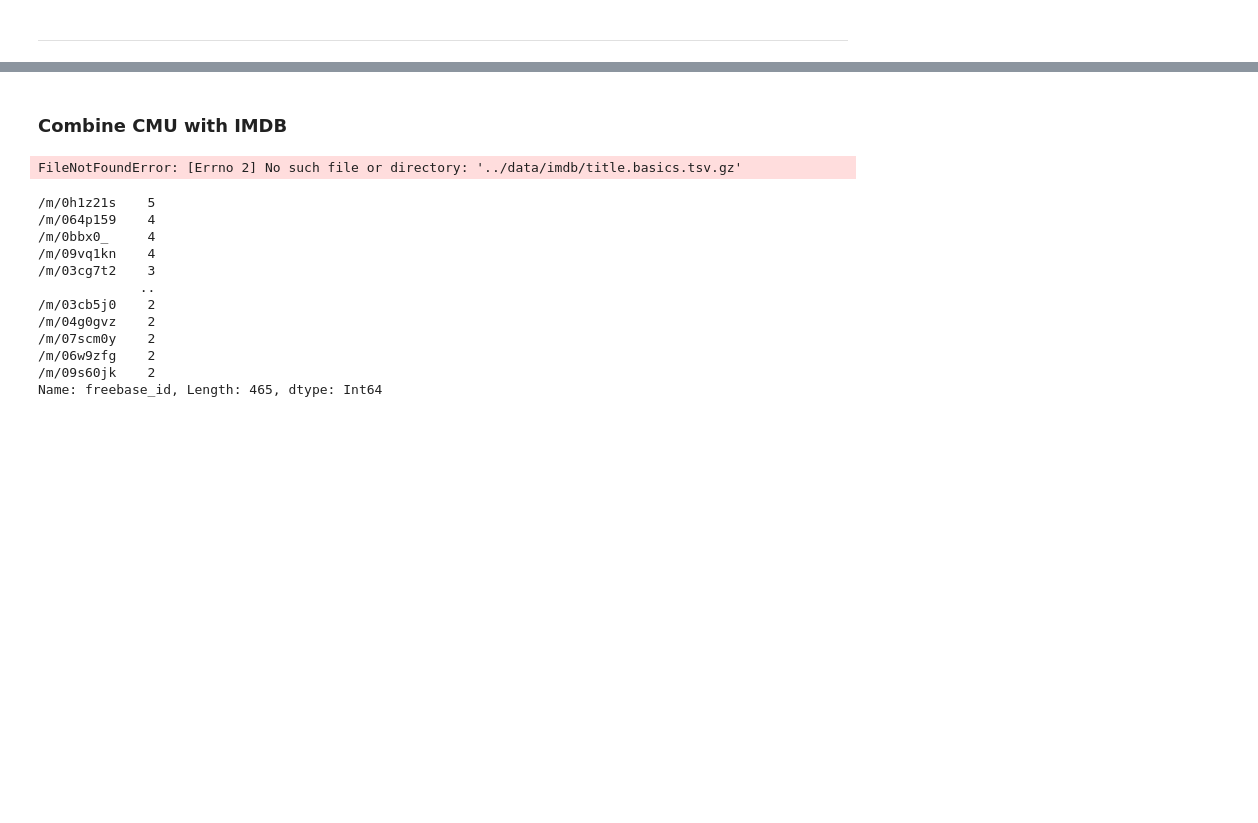
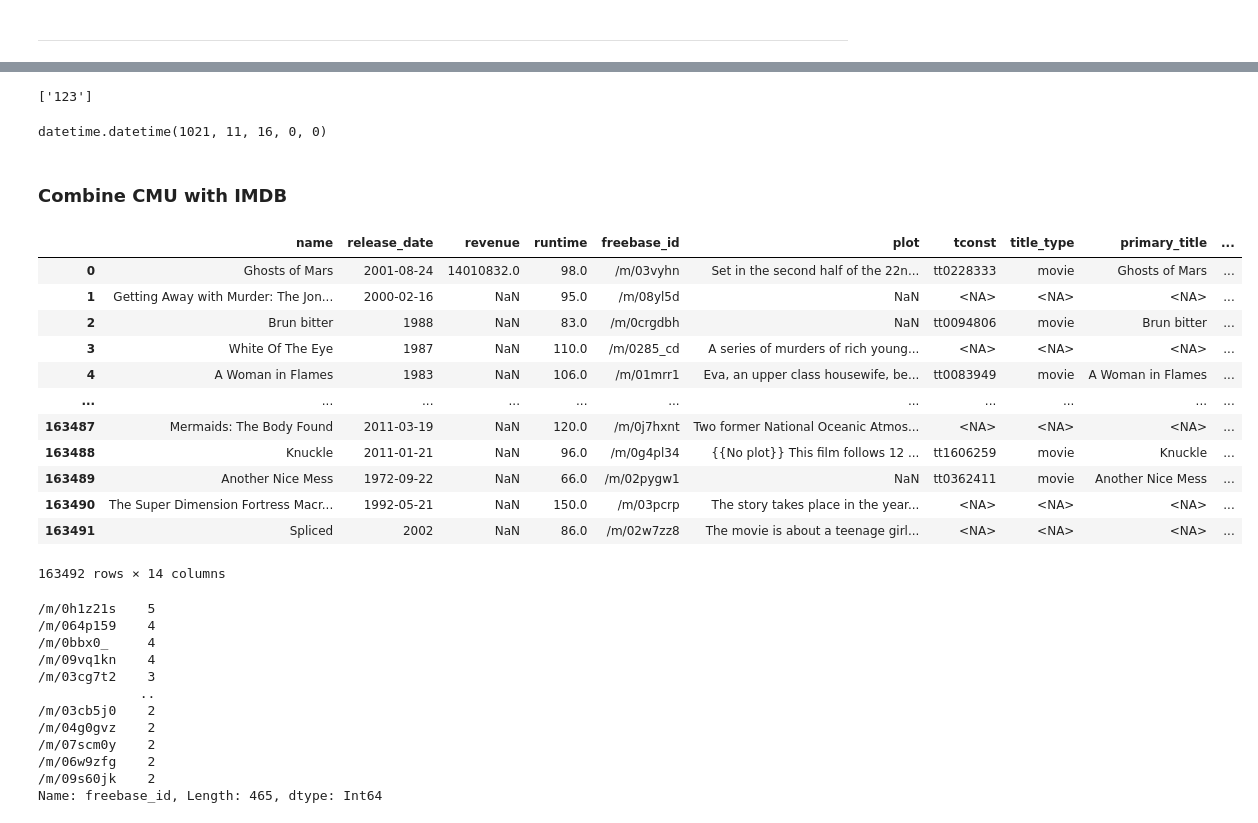
Before and after one commit to epfl-ada/ada-2022-project-zozoz, a Jupyter notebook: src/create_data.ipynb, the cells around one changed output, grey strips where cells are left out. Drawn from its saved outputs; the diff is of its cells as text; code cells hidden in the pictures; blank space fills up the shorter version.

```diff
--- a/src/create_data.ipynb
+++ b/src/create_data.ipynb
@@ -128,8 +204,15 @@ appears_in_df.to_pickle("../data/generated/appears_in_df.pkl")
+# %%
+"123".split(" ")
+# %% [output]
+['123']
+# %%
+a = parse("1021")
+a.strftime()
+# %% [output]
+datetime.datetime(1021, 11, 16, 0, 0)
 # %% [markdown]
 ### Combine CMU with IMDB
-# %%
-df_imdb = data_load.load_imdb_title_basics("../data/imdb/README.md")
-# %% [output]
-FileNotFoundError: [Errno 2] No such file or directory: '../data/imdb/title.basics.tsv.gz'
 # %%
+df_imdb = data_load.load_imdb_title_basics()
 df_imdb = df_imdb[df_imdb.title_type == "movie"]
+df_imdb.drop('original_title', axis='columns', inplace=True)
@@ -140,6 +219,22 @@ df_imdb.drop('original_title', axis='columns', inplace=True)
 # %%
 # we merge on the titles name (problem: names not unique and maybe spelling errors)
-merged = df_cmu_movie.merge(df_imdb, left_on='movie_name', right_on='primary_title', how='left', suffixes=('_cmu', '_imdb'))
+merged = movie_df.merge(df_imdb, left_on='name', right_on='primary_title', how='left', suffixes=('_cmu', '_imdb'))
+# %%
+merged
+# %% [output]
+|  | name | release_date | revenue | runtime | freebase_id | plot | tconst | title_type | primary_title | ... |
+| 0 | Ghosts of Mars | 2001-08-24 | 14010832.0 | 98.0 | /m/03vyhn | Set in the second half of the 22n... | tt0228333 | movie | Ghosts of Mars | ... |
+| 1 | Getting Away with Murder: The Jon... | 2000-02-16 | NaN | 95.0 | /m/08yl5d | NaN | <NA> | <NA> | <NA> | ... |
+| 2 | Brun bitter | 1988 | NaN | 83.0 | /m/0crgdbh | NaN | tt0094806 | movie | Brun bitter | ... |
+| 3 | White Of The Eye | 1987 | NaN | 110.0 | /m/0285_cd | A series of murders of rich young... | <NA> | <NA> | <NA> | ... |
+| 4 | A Woman in Flames | 1983 | NaN | 106.0 | /m/01mrr1 | Eva, an upper class housewife, be... | tt0083949 | movie | A Woman in Flames | ... |
+| ... | ... | ... | ... | ... | ... | ... | ... | ... | ... | ... |
+| 163487 | Mermaids: The Body Found | 2011-03-19 | NaN | 120.0 | /m/0j7hxnt | Two former National Oceanic Atmos... | <NA> | <NA> | <NA> | ... |
+| 163488 | Knuckle | 2011-01-21 | NaN | 96.0 | /m/0g4pl34 | {{No plot}} This film follows 12 ... | tt1606259 | movie | Knuckle | ... |
+| 163489 | Another Nice Mess | 1972-09-22 | NaN | 66.0 | /m/02pygw1 | NaN | tt0362411 | movie | Another Nice Mess | ... |
+| 163490 | The Super Dimension Fortress Macr... | 1992-05-21 | NaN | 150.0 | /m/03pcrp | The story takes place in the year... | <NA> | <NA> | <NA> | ... |
+| 163491 | Spliced | 2002 | NaN | 86.0 | /m/02w7zz8 | The movie is about a teenage girl... | <NA> | <NA> | <NA> | ... |
+163492 rows × 14 columns
 # %%
 merged = merged[merged.release_date.apply(lambda r: r.year) == merged.start_year]
 # %%
```
Also changed, not shown: parts of 11 cells of this notebook.
